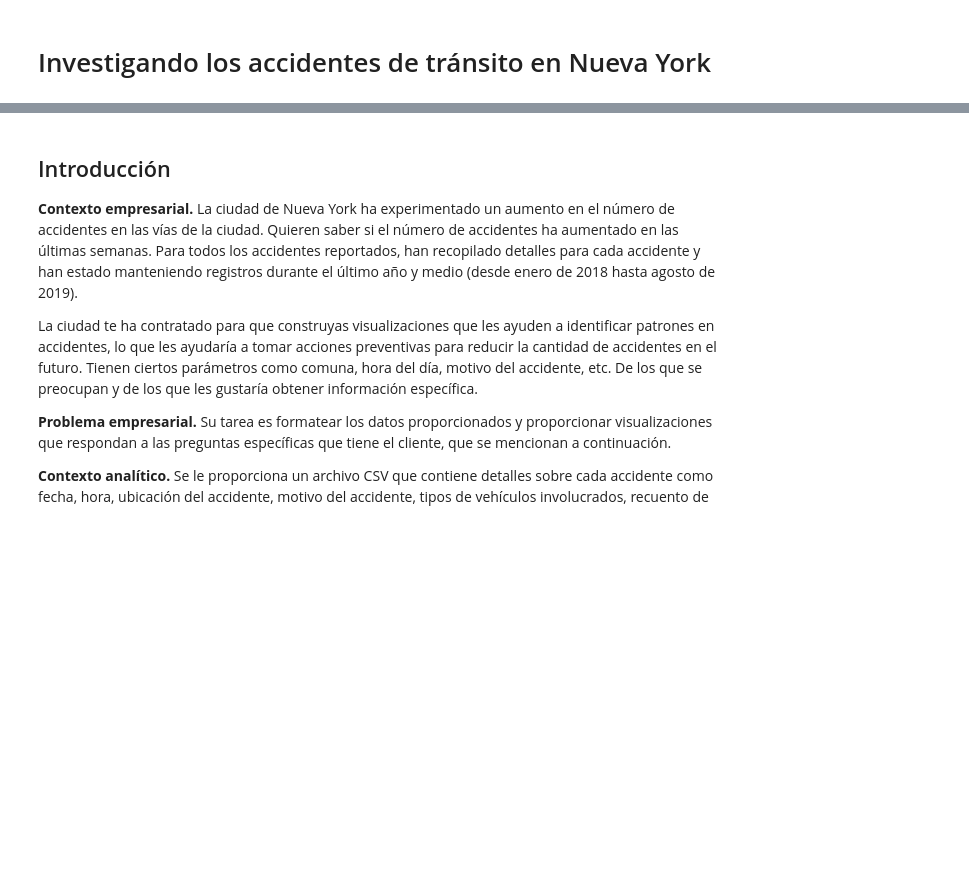
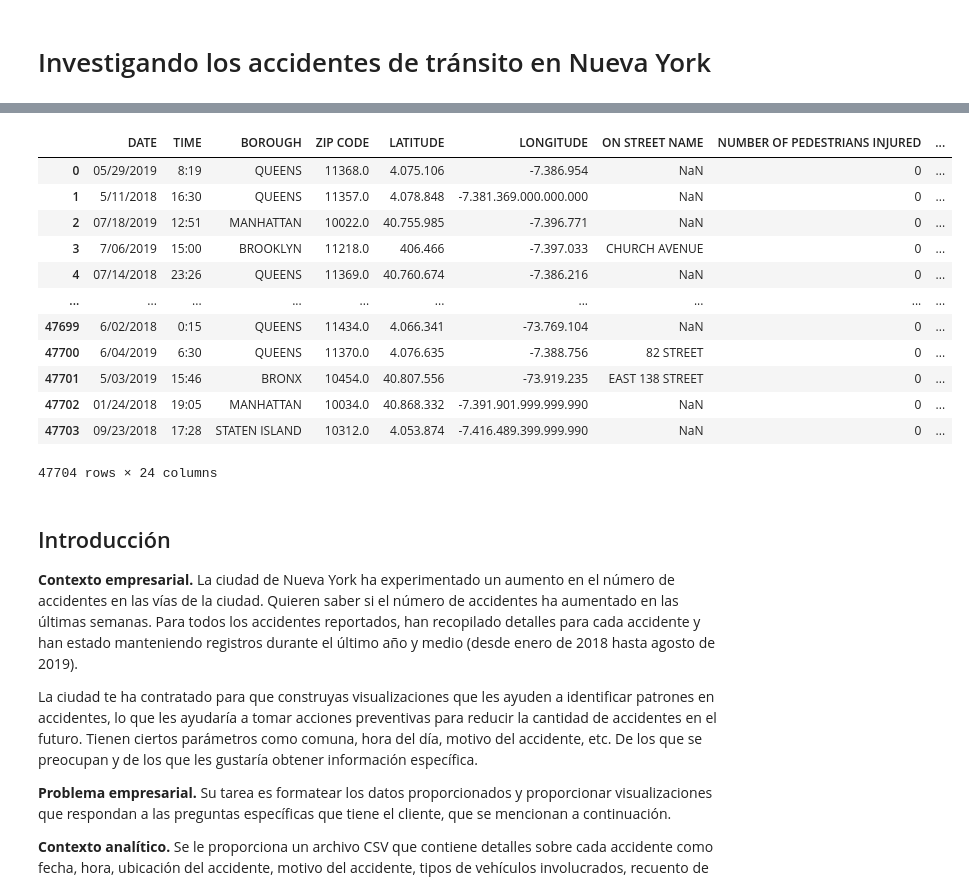
Before and after one commit to geral98atehortua/Mujeres_Digitales, a Jupyter notebook: Taller_Semana_4.ipynb, the cells around one changed output, grey strips where cells are left out. Saved outputs shown, nothing was run; the diff lists cells and outputs as text; code cells hidden in the pictures; blank space fills up the shorter version.

```diff
--- a/Taller_Semana_4.ipynb
+++ b/Taller_Semana_4.ipynb
@@ -9,3 +16,20 @@ import seaborn as sns
+# %%
+df= pd.read_csv("accidents_sample.csv",sep= ";")
+df.head(47705)
+# %% [output]
+|  | DATE | TIME | BOROUGH | ZIP CODE | LATITUDE | LONGITUDE | ON STREET NAME | NUMBER OF PEDESTRIANS INJURED | ... |
+| 0 | 05/29/2019 | 8:19 | QUEENS | 11368.0 | 4.075.106 | -7.386.954 | NaN | 0 | ... |
+| 1 | 5/11/2018 | 16:30 | QUEENS | 11357.0 | 4.078.848 | -7.381.369.000.000.000 | NaN | 0 | ... |
+| 2 | 07/18/2019 | 12:51 | MANHATTAN | 10022.0 | 40.755.985 | -7.396.771 | NaN | 0 | ... |
+| 3 | 7/06/2019 | 15:00 | BROOKLYN | 11218.0 | 406.466 | -7.397.033 | CHURCH AVENUE | 0 | ... |
+| 4 | 07/14/2018 | 23:26 | QUEENS | 11369.0 | 40.760.674 | -7.386.216 | NaN | 0 | ... |
+| ... | ... | ... | ... | ... | ... | ... | ... | ... | ... |
+| 47699 | 6/02/2018 | 0:15 | QUEENS | 11434.0 | 4.066.341 | -73.769.104 | NaN | 0 | ... |
+| 47700 | 6/04/2019 | 6:30 | QUEENS | 11370.0 | 4.076.635 | -7.388.756 | 82 STREET | 0 | ... |
+| 47701 | 5/03/2019 | 15:46 | BRONX | 10454.0 | 40.807.556 | -73.919.235 | EAST 138 STREET | 0 | ... |
+| 47702 | 01/24/2018 | 19:05 | MANHATTAN | 10034.0 | 40.868.332 | -7.391.901.999.999.990 | NaN | 0 | ... |
+| 47703 | 09/23/2018 | 17:28 | STATEN ISLAND | 10312.0 | 4.053.874 | -7.416.489.399.999.990 | NaN | 0 | ... |
+47704 rows × 24 columns
 # %% [markdown]
 ## Introducción
 
```
Also changed, not shown: parts of 7 cells of this notebook.
